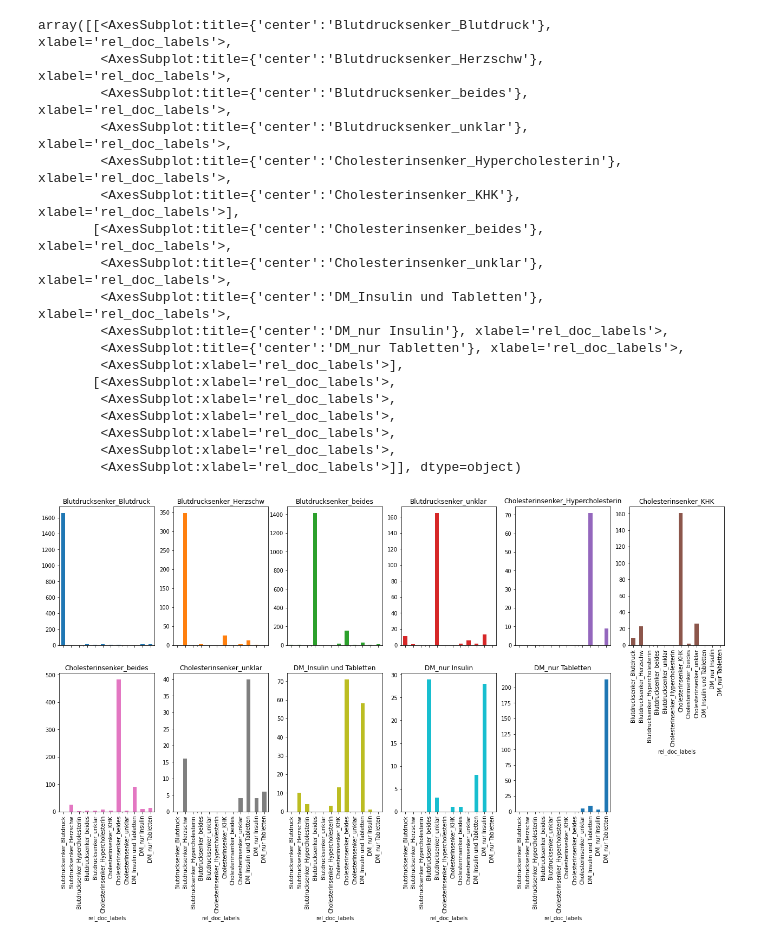
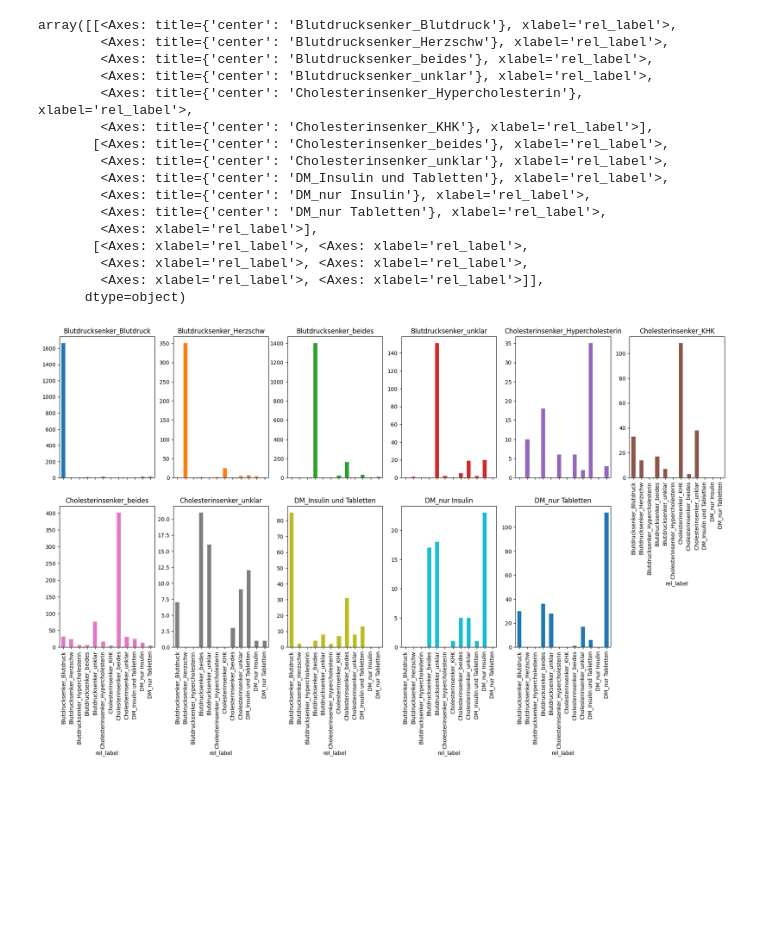
Before and after one commit to dieterich-lab/BertGCN, a Jupyter notebook: notebooks/analyse_attr.ipynb, the cells around one changed output. Cells and saved outputs as stored; diff of their text form; code cells hidden in the pictures; blank space fills up the shorter version.

```diff
--- a/notebooks/analyse_attr.ipynb
+++ b/notebooks/analyse_attr.ipynb
@@ -185,0 +92,10 @@ ig_df
+# %%
+top_ig_gcn_only_values = np.vectorize(map_to_idx)(top_ig_gcn_only_values)
+top_ig_gcn_bert_values = np.vectorize(map_to_idx)(top_ig_gcn_bert_values)
+top_shap_gcn_only_values = np.vectorize(map_to_idx)(top_shap_gcn_only_values)
+top_shap_gcn_bert_values = np.vectorize(map_to_idx)(top_shap_gcn_bert_values)
+# %%
+ig_gcn_only_df = pd.DataFrame(top_ig_gcn_only_values, index=test_idx)
+ig_gcn_bert_df = pd.DataFrame(top_ig_gcn_bert_values, index=test_idx)
+shap_gcn_only_df = pd.DataFrame(top_shap_gcn_only_values, index=test_idx)
+shap_gcn_bert_df = pd.DataFrame(top_shap_gcn_bert_values, index=test_idx)
@@ -185,0 +118,25 @@ ig_df
+# %%
+ig_gcn_only_df = pd.melt(ig_gcn_only_df,  value_name='rel_id', ignore_index=False).drop(["variable"], axis=1).reset_index(names="id")
+ig_gcn_bert_df = pd.melt(ig_gcn_bert_df,  value_name='rel_id', ignore_index=False).drop(["variable"], axis=1).reset_index(names="id")
+shap_gcn_only_df = pd.melt(shap_gcn_only_df,  value_name='rel_id', ignore_index=False).drop(["variable"], axis=1).reset_index(names="id")
+shap_gcn_bert_df = pd.melt(shap_gcn_bert_df,  value_name='rel_id', ignore_index=False).drop(["variable"], axis=1).reset_index(names="id")
+# %%
+labels = dataset.LE.inverse_transform([dataset[x]["labels"] for x in ig_gcn_only_df.id])
+rel_labels = dataset.LE.inverse_transform([dataset[x]["labels"] for x in ig_gcn_only_df.rel_id])
+ig_gcn_only_df["label"] = labels
+ig_gcn_only_df["rel_label"] = rel_labels
+
+labels = dataset.LE.inverse_transform([dataset[x]["labels"] for x in ig_gcn_bert_df.id])
+rel_labels = dataset.LE.inverse_transform([dataset[x]["labels"] for x in ig_gcn_bert_df.rel_id])
+ig_gcn_bert_df["label"] = labels
+ig_gcn_bert_df["rel_label"] = rel_labels
+
+labels = dataset.LE.inverse_transform([dataset[x]["labels"] for x in shap_gcn_only_df.id])
+rel_labels = dataset.LE.inverse_transform([dataset[x]["labels"] for x in shap_gcn_only_df.rel_id])
+shap_gcn_only_df["label"] = labels
+shap_gcn_only_df["rel_label"] = rel_labels
+
+labels = dataset.LE.inverse_transform([dataset[x]["labels"] for x in shap_gcn_bert_df.id])
+rel_labels = dataset.LE.inverse_transform([dataset[x]["labels"] for x in shap_gcn_bert_df.rel_id])
+shap_gcn_bert_df["label"] = labels
+shap_gcn_bert_df["rel_label"] = rel_labels
@@ -186,24 +159,22 @@ ig_df
 # %%
-ig_rel_doc_labels_vc = ig_df.explode("rel_doc_labels").groupby("label")["rel_doc_labels"].value_counts()
-ig_rel_doc_labels_vc.unstack(level=0).plot(kind='bar', subplots=True, rot=90, figsize=(22, 16), sharex=True, layout=(3, 6), legend=False, xlabel=None)
+ig_gcn_bert_rel_label_vc = ig_gcn_bert_df.groupby("label")["rel_label"].value_counts()
+ig_gcn_bert_rel_label_vc.unstack(level=0).plot(kind='bar', subplots=True, rot=90, figsize=(22, 16), sharex=True, layout=(3, 6), legend=False, xlabel=None)
 # %% [output]
-array([[<AxesSubplot:title={'center':'Blutdrucksenker_Blutdruck'}, xlabel='rel_doc_labels'>,
-        <AxesSubplot:title={'center':'Blutdrucksenker_Herzschw'}, xlabel='rel_doc_labels'>,
-        <AxesSubplot:title={'center':'Blutdrucksenker_beides'}, xlabel='rel_doc_labels'>,
-        <AxesSubplot:title={'center':'Blutdrucksenker_unklar'}, xlabel='rel_doc_labels'>,
-        <AxesSubplot:title={'center':'Cholesterinsenker_Hypercholesterin'}, xlabel='rel_doc_labels'>,
-        <AxesSubplot:title={'center':'Cholesterinsenker_KHK'}, xlabel='rel_doc_labels'>],
-       [<AxesSubplot:title={'center':'Cholesterinsenker_beides'}, xlabel='rel_doc_labels'>,
-        <AxesSubplot:title={'center':'Cholesterinsenker_unklar'}, xlabel='rel_doc_labels'>,
-        <AxesSubplot:title={'center':'DM_Insulin und Tabletten'}, xlabel='rel_doc_labels'>,
-        <AxesSubplot:title={'center':'DM_nur Insulin'}, xlabel='rel_doc_labels'>,
-        <AxesSubplot:title={'center':'DM_nur Tabletten'}, xlabel='rel_doc_labels'>,
-        <AxesSubplot:xlabel='rel_doc_labels'>],
-       [<AxesSubplot:xlabel='rel_doc_labels'>,
-        <AxesSubplot:xlabel='rel_doc_labels'>,
-        <AxesSubplot:xlabel='rel_doc_labels'>,
-        <AxesSubplot:xlabel='rel_doc_labels'>,
-        <AxesSubplot:xlabel='rel_doc_labels'>,
-        <AxesSubplot:xlabel='rel_doc_labels'>]], dtype=object)
+array([[<Axes: title={'center': 'Blutdrucksenker_Blutdruck'}, xlabel='rel_label'>,
+        <Axes: title={'center': 'Blutdrucksenker_Herzschw'}, xlabel='rel_label'>,
+        <Axes: title={'center': 'Blutdrucksenker_beides'}, xlabel='rel_label'>,
+        <Axes: title={'center': 'Blutdrucksenker_unklar'}, xlabel='rel_label'>,
+        <Axes: title={'center': 'Cholesterinsenker_Hypercholesterin'}, xlabel='rel_label'>,
+        <Axes: title={'center': 'Cholesterinsenker_KHK'}, xlabel='rel_label'>],
+       [<Axes: title={'center': 'Cholesterinsenker_beides'}, xlabel='rel_label'>,
+        <Axes: title={'center': 'Cholesterinsenker_unklar'}, xlabel='rel_label'>,
+        <Axes: title={'center': 'DM_Insulin und Tabletten'}, xlabel='rel_label'>,
+        <Axes: title={'center': 'DM_nur Insulin'}, xlabel='rel_label'>,
+        <Axes: title={'center': 'DM_nur Tabletten'}, xlabel='rel_label'>,
+        <Axes: xlabel='rel_label'>],
+       [<Axes: xlabel='rel_label'>, <Axes: xlabel='rel_label'>,
+        <Axes: xlabel='rel_label'>, <Axes: xlabel='rel_label'>,
+        <Axes: xlabel='rel_label'>, <Axes: xlabel='rel_label'>]],
+      dtype=object)
-[figure, old version]
+[figure, new version]
 # %%
```
Also changed, not shown: parts of 22 cells of this notebook, 11 other files.
